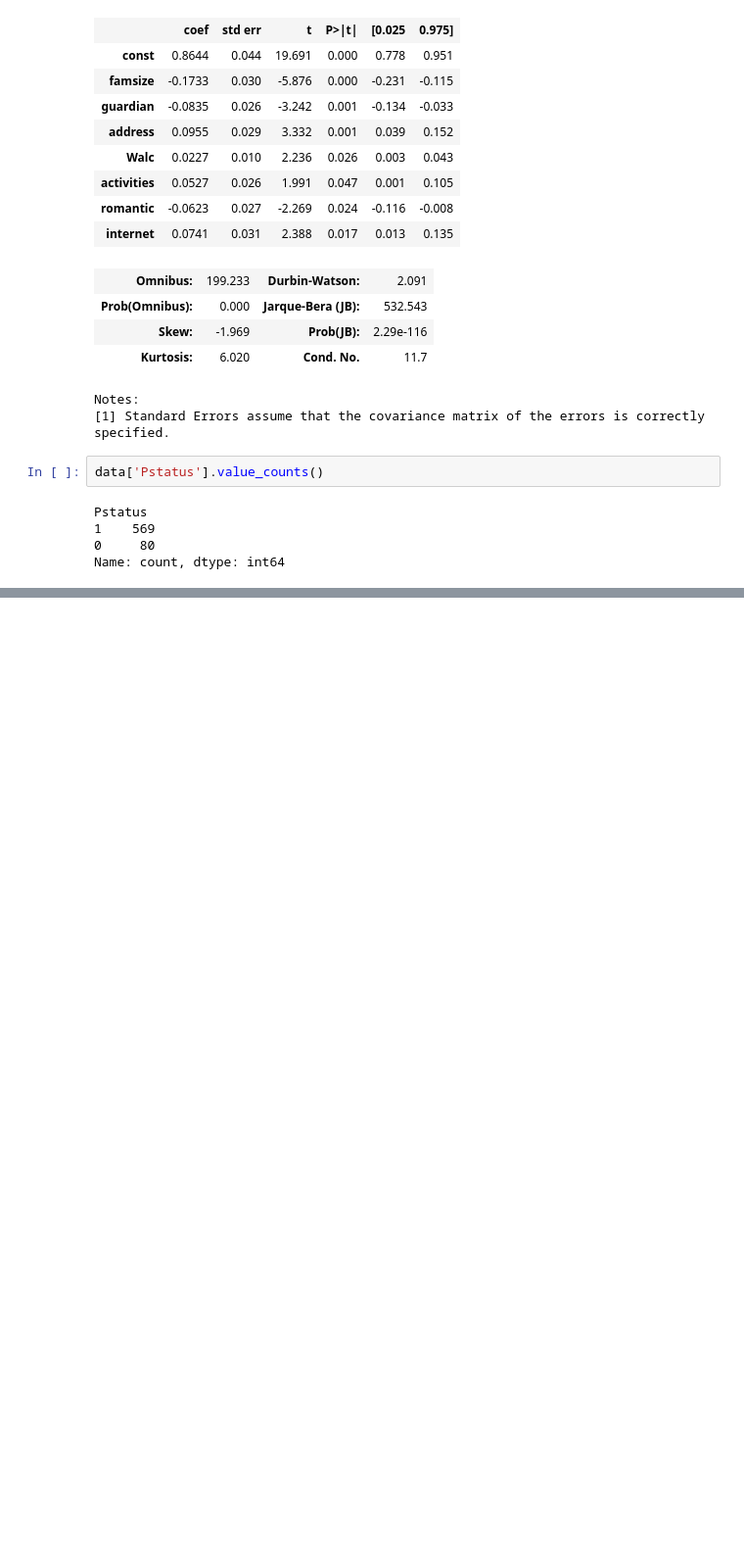
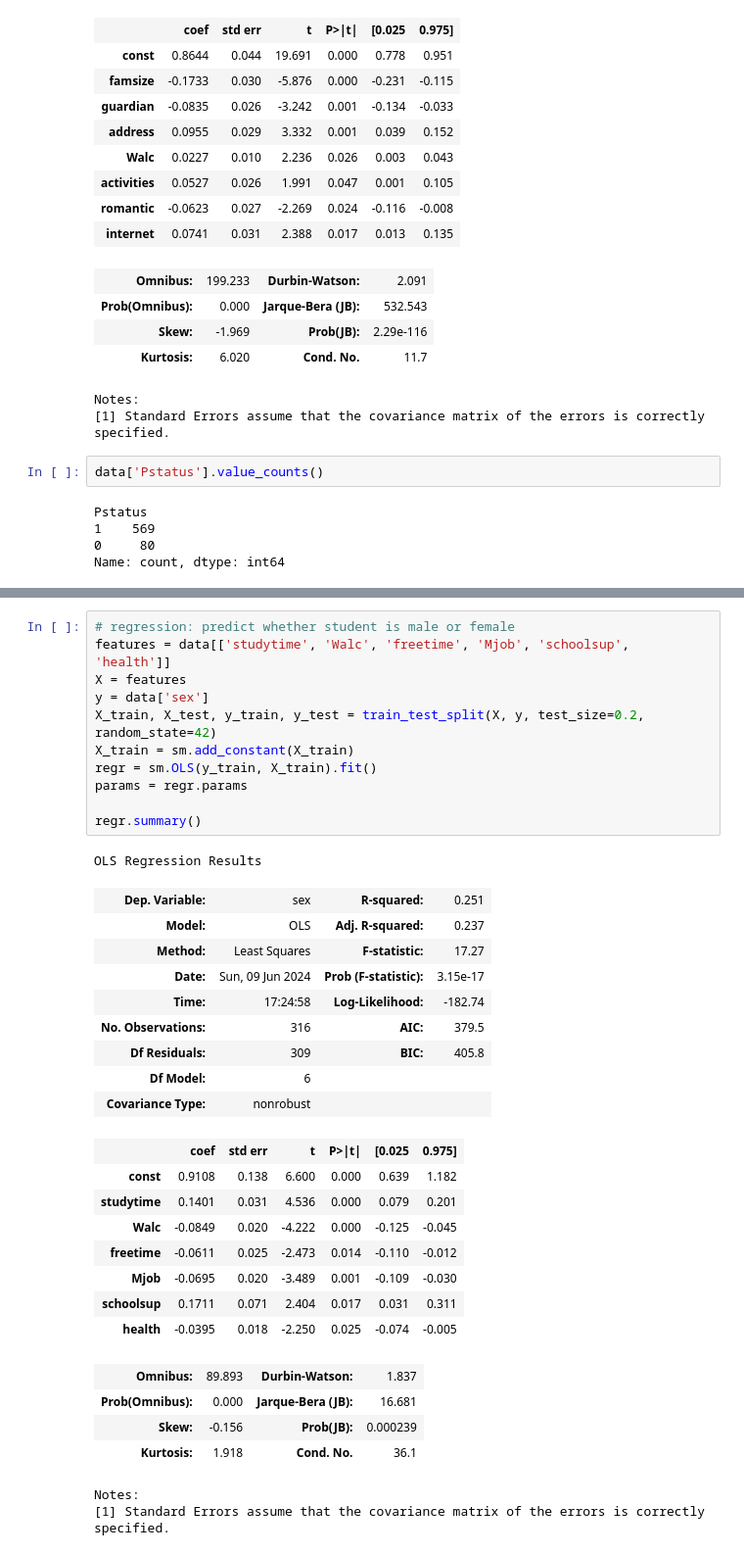
Before and after one commit to annebelleo/INFOMHCML, a Jupyter notebook: modeling.ipynb, the cells around one changed output, grey strips where cells are left out. Shown at 98% size. Cells and saved outputs as stored; diff of their text form; blank space fills up the shorter version.

```diff
--- a/modeling.ipynb
+++ b/modeling.ipynb
@@ -172,0 +207,36 @@ Name: count, dtype: int64
+# %%
+# regression: predict whether student is male or female
+features = data[['studytime', 'Walc', 'freetime', 'Mjob', 'schoolsup', 'health']]
+X = features
+y = data['sex']
+X_train, X_test, y_train, y_test = train_test_split(X, y, test_size=0.2, random_state=42)
+X_train = sm.add_constant(X_train)
+regr = sm.OLS(y_train, X_train).fit()
+params = regr.params
+
+regr.summary()
+# %% [output]
+OLS Regression Results
+| Dep. Variable: | sex | R-squared: | 0.251 |
+| Model: | OLS | Adj. R-squared: | 0.237 |
+| Method: | Least Squares | F-statistic: | 17.27 |
+| Date: | Sun, 09 Jun 2024 | Prob (F-statistic): | 3.15e-17 |
+| Time: | 17:24:58 | Log-Likelihood: | -182.74 |
+| No. Observations: | 316 | AIC: | 379.5 |
+| Df Residuals: | 309 | BIC: | 405.8 |
+| Df Model: | 6 |  |  |
+| Covariance Type: | nonrobust |  |  |
+|  | coef | std err | t | P>|t| | [0.025 | 0.975] |
+| const | 0.9108 | 0.138 | 6.600 | 0.000 | 0.639 | 1.182 |
+| studytime | 0.1401 | 0.031 | 4.536 | 0.000 | 0.079 | 0.201 |
+| Walc | -0.0849 | 0.020 | -4.222 | 0.000 | -0.125 | -0.045 |
+| freetime | -0.0611 | 0.025 | -2.473 | 0.014 | -0.110 | -0.012 |
+| Mjob | -0.0695 | 0.020 | -3.489 | 0.001 | -0.109 | -0.030 |
+| schoolsup | 0.1711 | 0.071 | 2.404 | 0.017 | 0.031 | 0.311 |
+| health | -0.0395 | 0.018 | -2.250 | 0.025 | -0.074 | -0.005 |
+| Omnibus: | 89.893 | Durbin-Watson: | 1.837 |
+| Prob(Omnibus): | 0.000 | Jarque-Bera (JB): | 16.681 |
+| Skew: | -0.156 | Prob(JB): | 0.000239 |
+| Kurtosis: | 1.918 | Cond. No. | 36.1 |
+Notes:
+[1] Standard Errors assume that the covariance matrix of the errors is correctly specified.
```
Also changed, not shown: parts of 14 cells of this notebook.
